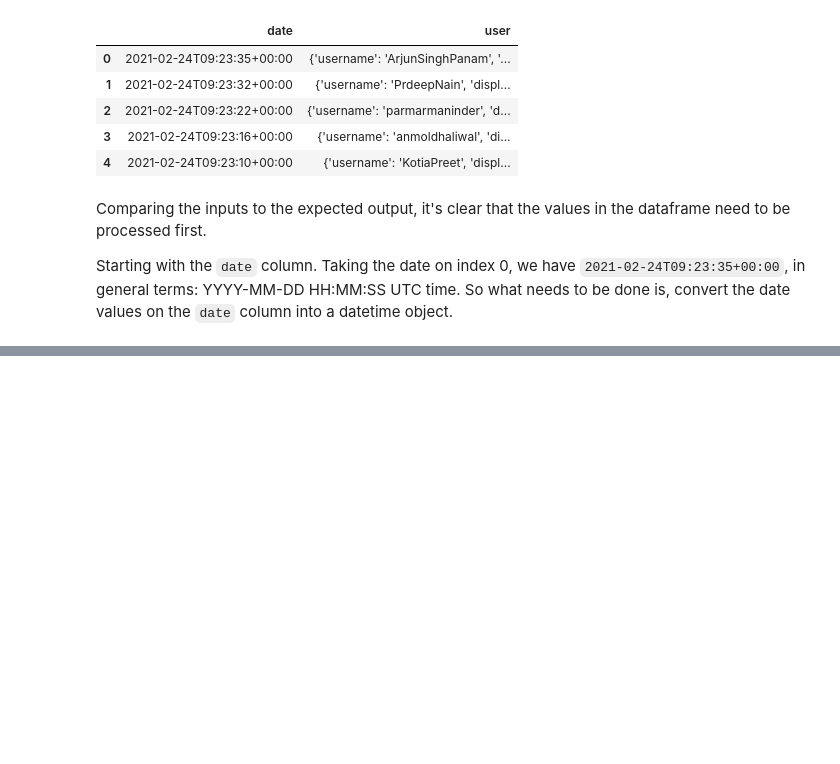
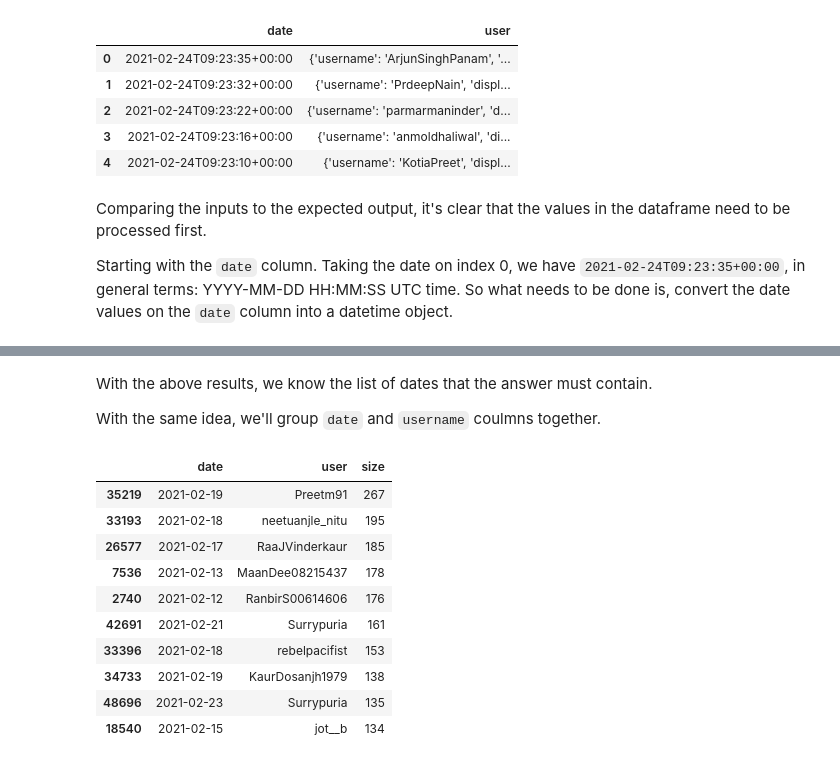
Before and after one commit to arthurkko/latam-challenge, a Jupyter notebook: src/challenge.ipynb, the cells around one changed output, grey strips where cells are left out. Cells and saved outputs as stored; diff of their text form; code cells hidden in the pictures; blank space fills up the shorter version.

```diff
--- a/src/challenge.ipynb
+++ b/src/challenge.ipynb
@@ -172,0 +192,19 @@ df_q1.only_date.group
+# %% [markdown]
+With the above results, we know the list of dates that the answer must contain.
+
+With the same idea, we'll group `date` and `username` coulmns together.
+# %%
+grouped_user = df_q1.groupby(["date", "user"], as_index=False).size().sort_values(by="size", ascending=False)
+grouped_user.head(10)
+# %% [output]
+|  | date | user | size |
+| 35219 | 2021-02-19 | Preetm91 | 267 |
+| 33193 | 2021-02-18 | neetuanjle_nitu | 195 |
+| 26577 | 2021-02-17 | RaaJVinderkaur | 185 |
+| 7536 | 2021-02-13 | MaanDee08215437 | 178 |
+| 2740 | 2021-02-12 | RanbirS00614606 | 176 |
+| 42691 | 2021-02-21 | Surrypuria | 161 |
+| 33396 | 2021-02-18 | rebelpacifist | 153 |
+| 34733 | 2021-02-19 | KaurDosanjh1979 | 138 |
+| 48696 | 2021-02-23 | Surrypuria | 135 |
+| 18540 | 2021-02-15 | jot__b | 134 |
```
Also changed, not shown: parts of 13 cells of this notebook, 1 other file.
